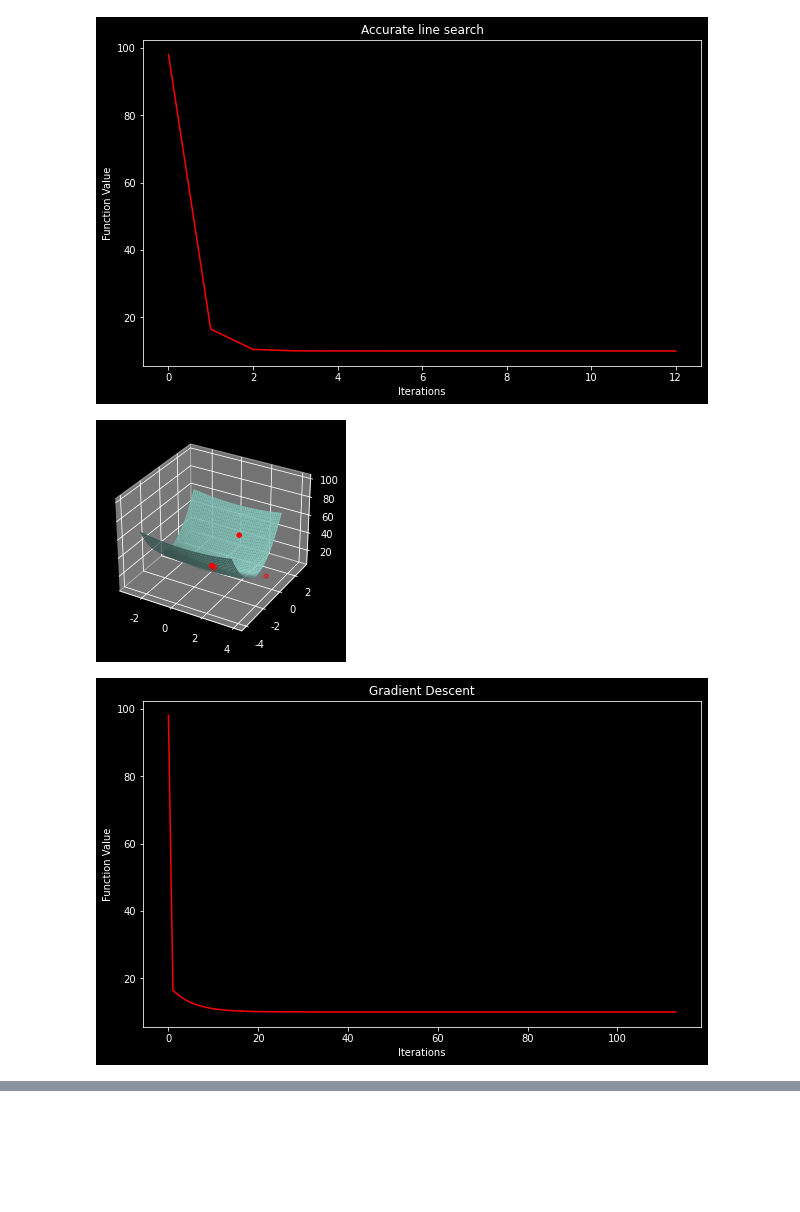
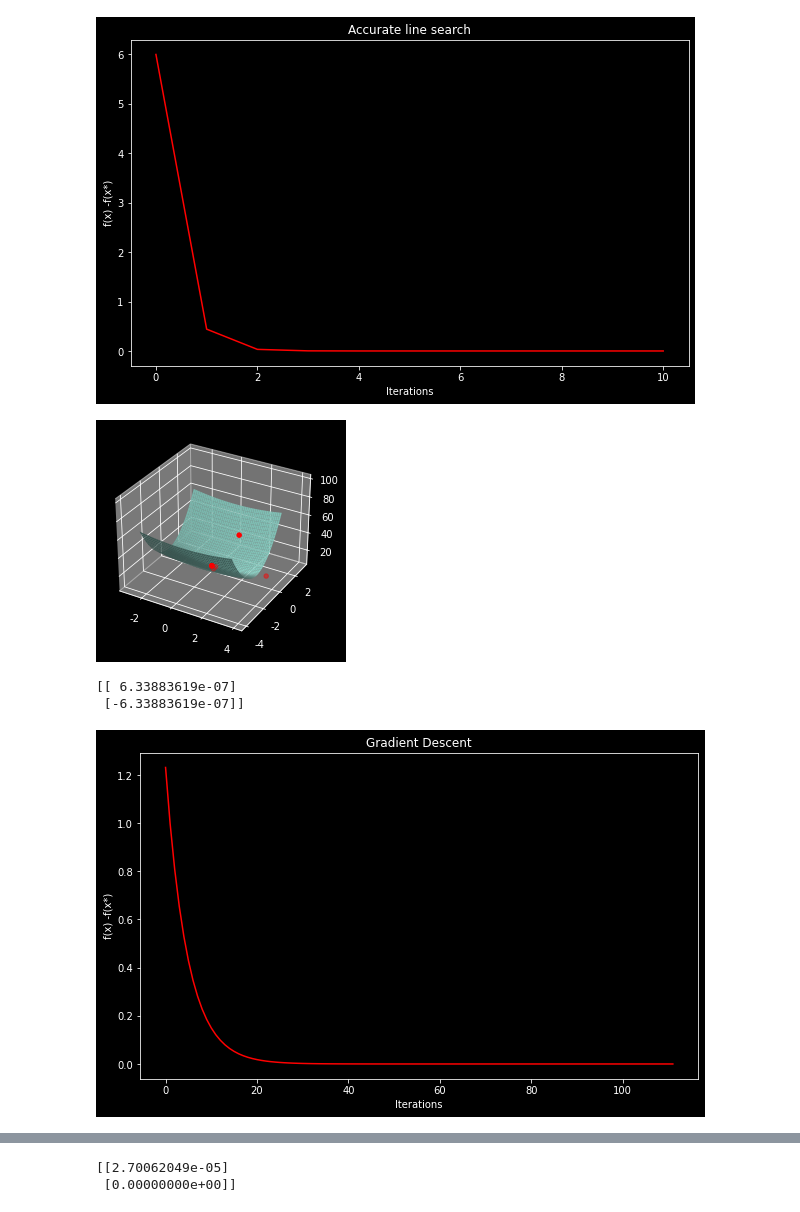
Before and after one commit to zj0615/optimization_method, a Jupyter notebook: 第一次作业/gradient_descent.ipynb, the cells around one changed output, grey strips where cells are left out. Drawn from its saved outputs; the diff is of its cells as text; code cells hidden in the pictures; blank space fills up the shorter version.

```diff
--- a/第一次作业/gradient_descent.ipynb
+++ b/第一次作业/gradient_descent.ipynb
@@ -18,12 +19,12 @@ def plt_f(X, Y):
     return 0.5 * x.T @ Q @ x + 10
 # %%
 # 作图方法，f(x)变化率和f(x)三维图像
-def show_plt(x_list, y_list, f_list, S):
+def show_plt(x_list, y_list, f_list, fl_list, S):
     plt.figure(figsize=(10,6))
-    plt.plot(range(len(f_list)),f_list,'r')
+    plt.plot(range(len(fl_list)),fl_list,'r')
     plt.title(S)
     plt.xlabel('Iterations')
-    plt.ylabel('Function Value')
+    plt.ylabel('f(x) -f(x*)')
     # plt.show()
 
     fig = plt.figure()
@@ -60,6 +61,7 @@ def Acc_line_search(x0):
     x_list = [x0[0]]
     y_list = [x0[1]]
     f_list = [f(x0)]
+    fl_list = []
 
     for i in range(0, max_iter):
         gi = grad_f(xi)
@@ -74,10 +76,13 @@ def Acc_line_search(x0):
         cur_y = f(xi)
         f_list.append(cur_y)
         pre_tol = abs(pre_y -  cur_y)
+        if i > 0:
+            fl_list.append(pre_tol)
         if pre_tol < tol:
             break
 
-    show_plt(x_list, y_list, f_list, 'Accurate line search')
+    show_plt(x_list, y_list, f_list, fl_list, 'Accurate line search')
+    print(xi.reshape([-1, 1]))
 # %%
 # 固定步长法
 def gradient_descent(x0):
@@ -95,6 +100,7 @@ def gradient_descent(x0):
     x_list = [x0[0]]
     y_list = [x0[1]]
     f_list = [f(x0)]
+    fl_list = []
 
     for i in range(0, max_iter):
         gi = grad_f(xi)
@@ -109,16 +115,23 @@ def gradient_descent(x0):
         cur_y = f(xi)
         f_list.append(cur_y)
         pre_tol = abs(pre_y - cur_y)
+        if i > 0:
+            fl_list.append(pre_tol)
         if pre_tol < tol:
             break
 
-    show_plt(x_list, y_list,f_list, 'Gradient Descent')
+    show_plt(x_list, y_list, f_list, fl_list, 'Gradient Descent')
+    print(xi.reshape([-1, 1]))
 # %%
-x0_1 = np.array([4.0, -4])
+x0_1 = np.array([4.0, -4.0])
 Acc_line_search(x0_1)
 gradient_descent(x0_1)
 # %% [output]
-[figure, old version]
+[figure, new version]
 [figure]
+[[ 6.33883619e-07]
+ [-6.33883619e-07]]
-[figure, old version]
+[figure, new version]
 [figure]
+[[2.70062049e-05]
+ [0.00000000e+00]]
```
Also changed, not shown: parts of 3 cells of this notebook.
